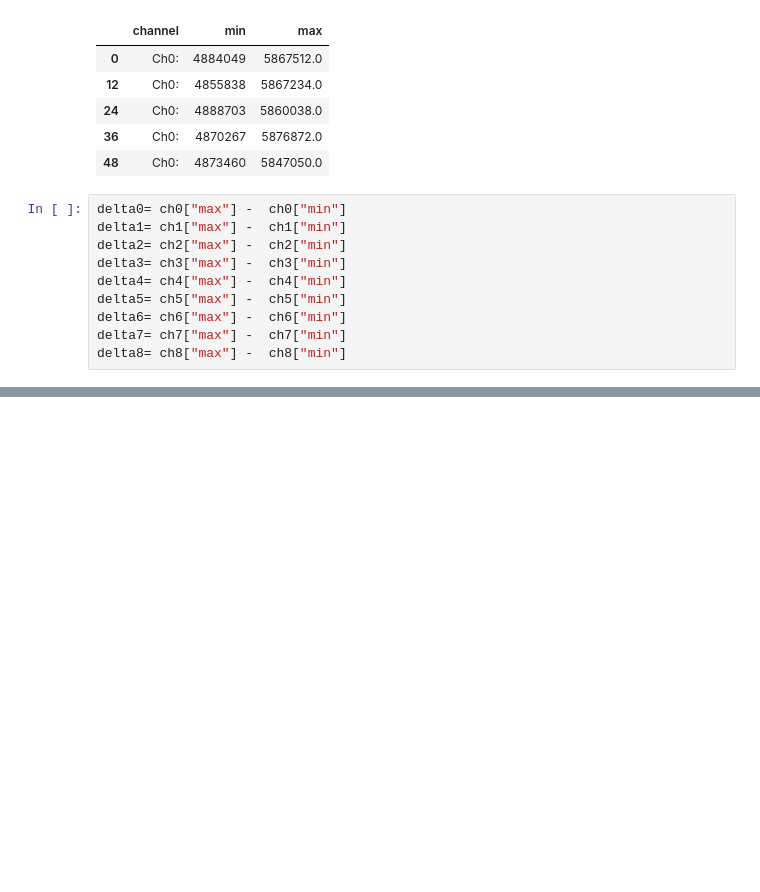
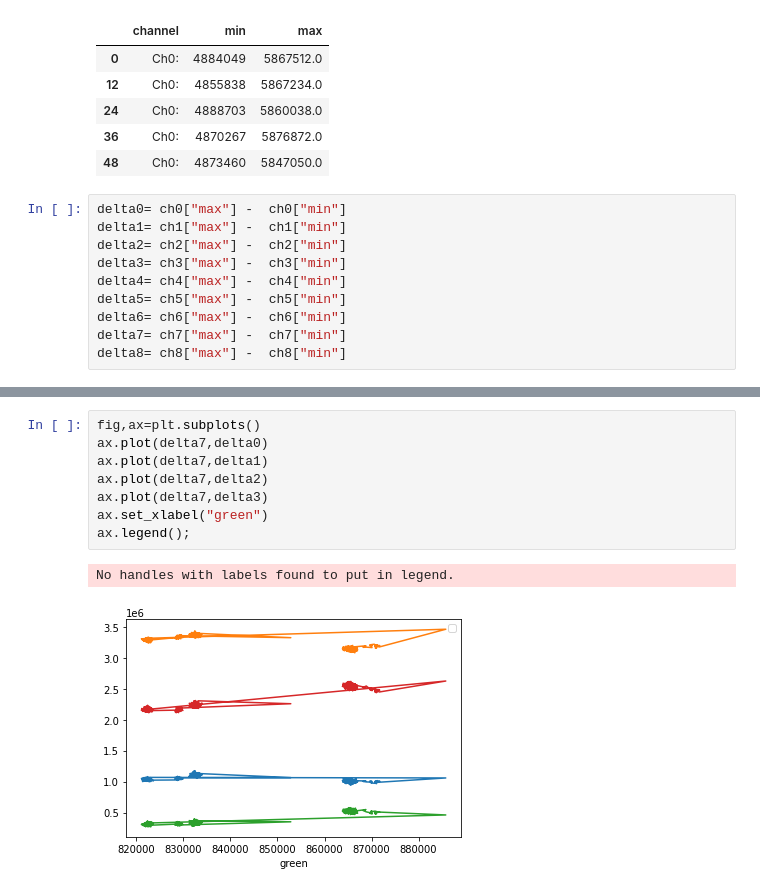
Before and after one commit to ahmadasmandar/python_tutorials, a Jupyter notebook: data_manipulation/workwithfis.ipynb, the cells around one changed output, grey strips where cells are left out. Drawn from its saved outputs; the diff is of its cells as text; blank space fills up the shorter version.

```diff
--- a/data_manipulation/workwithfis.ipynb
+++ b/data_manipulation/workwithfis.ipynb
@@ -52,0 +67,11 @@ dtype: object
+# %%
+fig,ax=plt.subplots()
+ax.plot(delta7,delta0)
+ax.plot(delta7,delta1)
+ax.plot(delta7,delta2)
+ax.plot(delta7,delta3)
+ax.set_xlabel("green")
+ax.legend();
+# %% [output]
+No handles with labels found to put in legend.
+[figure, added]
```
Also changed, not shown: parts of 6 cells of this notebook.
